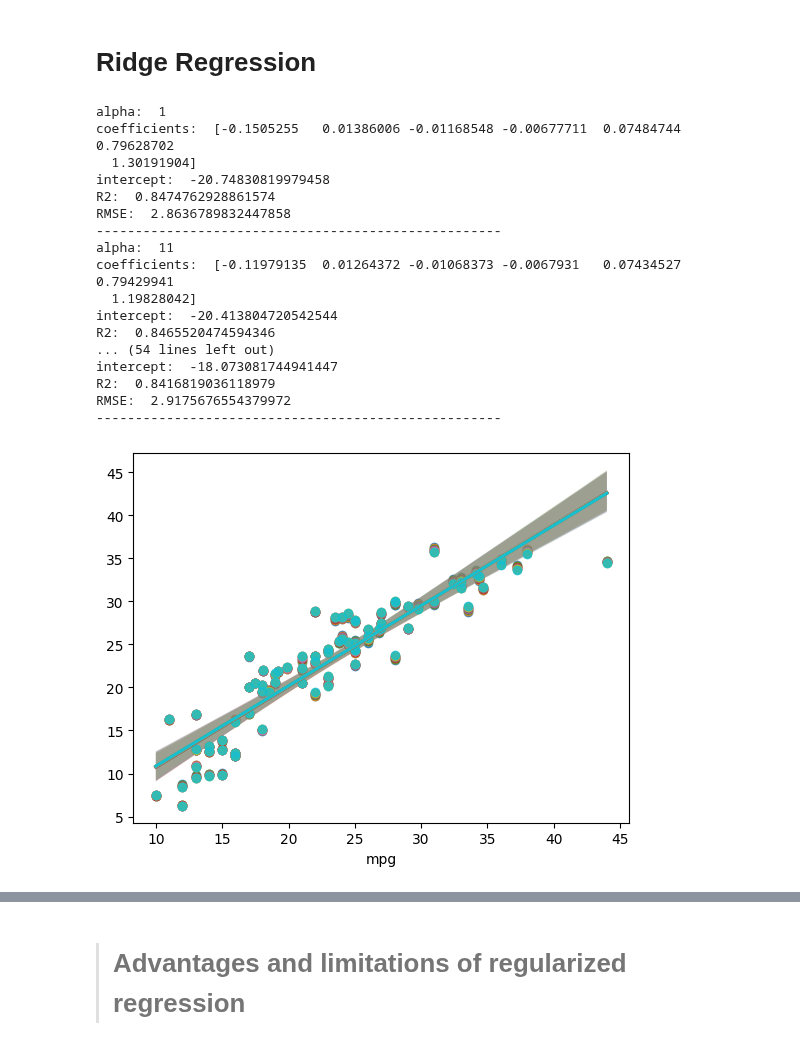
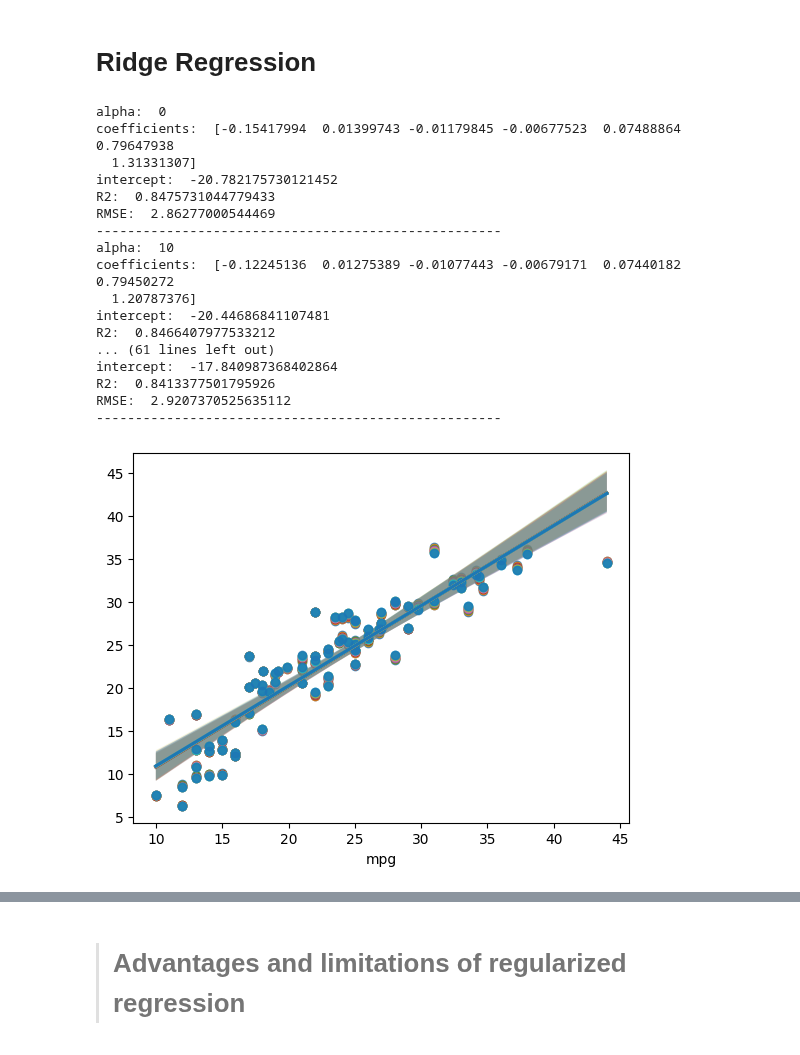
Before and after one commit to Harsh502s/ML-Assignments, a Jupyter notebook: ML-MF Pesentation/Presentation.ipynb, the cells around one changed output, grey strips where cells are left out. Drawn from its saved outputs; the diff is of its cells as text; code cells hidden in the pictures.

```diff
--- a/ML-MF Pesentation/Presentation.ipynb
+++ b/ML-MF Pesentation/Presentation.ipynb
@@ -118,14 +118,15 @@ X_train, X_test, y_train, y_test = train_test_split(
 # Lasso Regression
 # %%
 # Apply Lasso Regression and print the coefficients and the intercept of the model
-
-for aplha in np.linspace(0.1, 1, 10):
+r2_lasso = {}
+for aplha in [0.001, 0.01, 0.1, 1, 10, 50 , 100]:
     lasso = Lasso(alpha=aplha)
     lasso.fit(X_train, y_train)
     print("alpha: ", aplha)
     print("coefficients: ", lasso.coef_)
     print("intercept: ", lasso.intercept_)
-    print("R2: ", lasso.score(X_test, y_test))
+    print("R2 Score: ", r2_score( y_test,lasso.predict(X_test)))
+    r2_lasso[aplha] = r2_score( y_test,lasso.predict(X_test))
     print("RMSE: ", np.sqrt(mean_squared_error(y_test, lasso.predict(X_test))))
     print("----------------------------------------------------")
     sns.regplot(x= y_test, y = lasso.predict(X_test))
@@ -152,36 +153,37 @@ RMSE:  3.018608145991618
 # Ridge Regression
 # %%
 # apply L2 regression and print the coefficients as they will shrink
-
-for alpha in range(1, 100,10):
+r2_ridge = {}
+for alpha in range(0, 101 ,10):
     ridge = Ridge(alpha=alpha)
     ridge.fit(X_train, y_train)
     print("alpha: ", alpha)
     print("coefficients: ", ridge.coef_)
     print("intercept: ", ridge.intercept_)
-    print("R2: ", ridge.score(X_test, y_test))
+    print("R2: ", r2_score(y_test,ridge.predict(X_test)))
+    r2_ridge[alpha] = r2_score(y_test, ridge.predict(X_test))
     print("RMSE: ", np.sqrt(mean_squared_error(y_test, ridge.predict(X_test))))
     print("----------------------------------------------------")
     sns.regplot(x= y_test, y = ridge.predict(X_test))
 # %% [output]
-alpha:  1
-coefficients:  [-0.1505255   0.01386006 -0.01168548 -0.00677711  0.07484744  0.79628702
-  1.30191904]
-intercept:  -20.74830819979458
-R2:  0.8474762928861574
-RMSE:  2.8636789832447858
+alpha:  0
+coefficients:  [-0.15417994  0.01399743 -0.01179845 -0.00677523  0.07488864  0.79647938
+  1.31331307]
+intercept:  -20.782175730121452
+R2:  0.8475731044779433
+RMSE:  2.86277000544469
 ----------------------------------------------------
-alpha:  11
-coefficients:  [-0.11979135  0.01264372 -0.01068373 -0.0067931   0.07434527  0.79429941
-  1.19828042]
-intercept:  -20.413804720542544
-R2:  0.8465520474594346
-... (54 lines left out)
-intercept:  -18.073081744941447
-R2:  0.8416819036118979
-RMSE:  2.9175676554379972
+alpha:  10
+coefficients:  [-0.12245136  0.01275389 -0.01077443 -0.00679171  0.07440182  0.79450272
+  1.20787376]
+intercept:  -20.44686841107481
+R2:  0.8466407977533212
+... (61 lines left out)
+intercept:  -17.840987368402864
+R2:  0.8413377501795926
+RMSE:  2.9207370525635112
 ----------------------------------------------------
-[figure, old version]
+[figure, new version]
 # %%
 # Applying Linear regression
 lr = LinearRegression()
```
Also changed, not shown: parts of 4 cells of this notebook.
